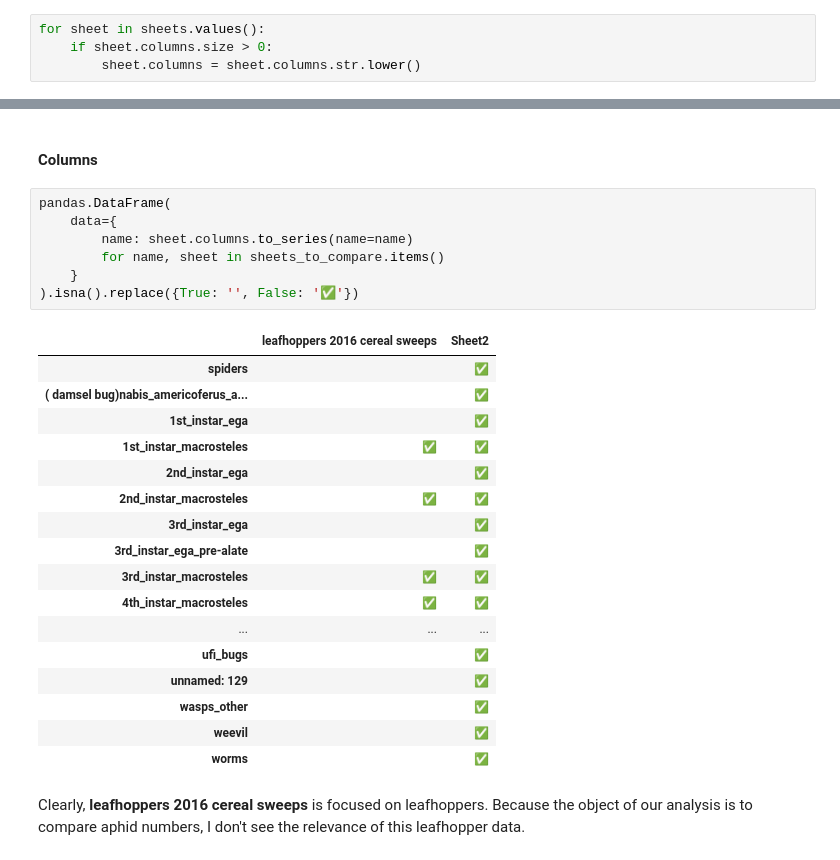
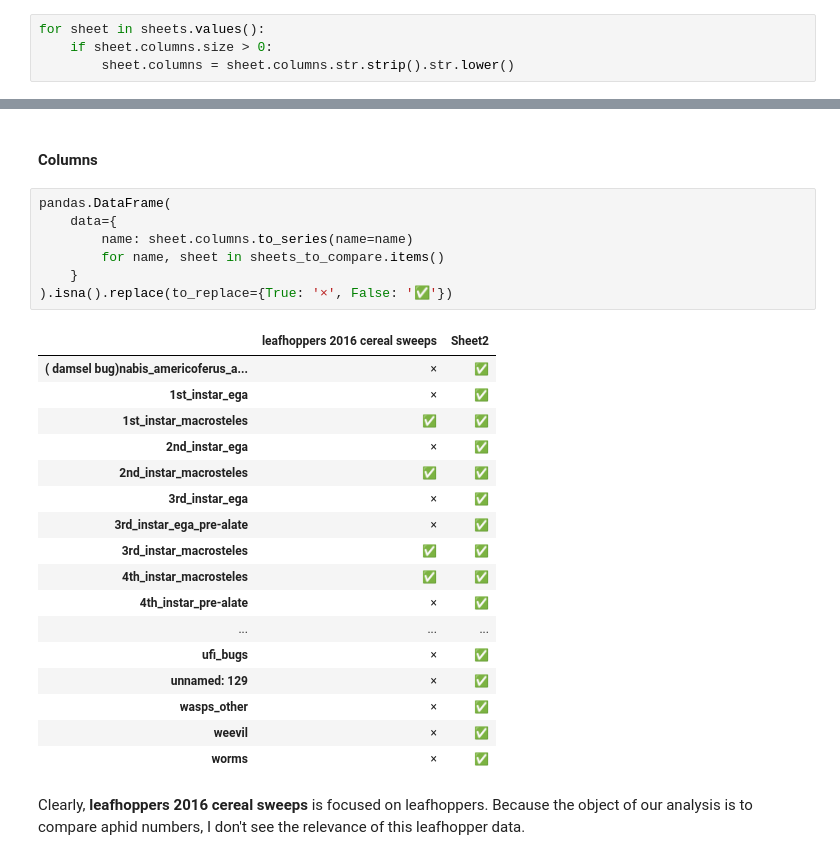
Before and after one commit to devvyn/aafc-field-data, a Jupyter notebook: notebook/projects/2016-sweep-vs-tiller/2016-sweep-vs-tiller.ipynb, the cells around one changed output, grey strips where cells are left out. Drawn from its saved outputs; the diff is of its cells as text.

Commit message:
:construction: :memo: miscellaneous edits
- reformat truth tables
- miscellaneous rewording

```diff
--- a/notebook/projects/2016-sweep-vs-tiller/2016-sweep-vs-tiller.ipynb
+++ b/notebook/projects/2016-sweep-vs-tiller/2016-sweep-vs-tiller.ipynb
@@ -222,7 +230,7 @@ To avoid confusion due to variations in capitalization, I'll convert all column
 # %%
 for sheet in sheets.values():
     if sheet.columns.size > 0:
-        sheet.columns = sheet.columns.str.lower()
+        sheet.columns = sheet.columns.str.strip().str.lower()
 # %% [markdown]
 ### Convert Date & Time Format
 # %% [markdown]
@@ -575,28 +583,28 @@ sheet_names = sheets_to_compare.keys()
 # %%
 pandas.DataFrame(
     data={
         name: sheet.columns.to_series(name=name)
         for name, sheet in sheets_to_compare.items()
     }
-).isna().replace({True: '', False: '✅'})
+).isna().replace(to_replace={True: '×', False: '✅'})
 # %% [output]
 |  | leafhoppers 2016 cereal sweeps | Sheet2 |
-| spiders |  | ✅ |
-| ( damsel bug)nabis_americoferus_a... |  | ✅ |
-| 1st_instar_ega |  | ✅ |
+| ( damsel bug)nabis_americoferus_a... | × | ✅ |
+| 1st_instar_ega | × | ✅ |
 | 1st_instar_macrosteles | ✅ | ✅ |
-| 2nd_instar_ega |  | ✅ |
+| 2nd_instar_ega | × | ✅ |
 | 2nd_instar_macrosteles | ✅ | ✅ |
-| 3rd_instar_ega |  | ✅ |
-| 3rd_instar_ega_pre-alate |  | ✅ |
+| 3rd_instar_ega | × | ✅ |
+| 3rd_instar_ega_pre-alate | × | ✅ |
 | 3rd_instar_macrosteles | ✅ | ✅ |
 | 4th_instar_macrosteles | ✅ | ✅ |
+| 4th_instar_pre-alate | × | ✅ |
 | ... | ... | ... |
-| ufi_bugs |  | ✅ |
-| unnamed: 129 |  | ✅ |
-| wasps_other |  | ✅ |
-| weevil |  | ✅ |
-| worms |  | ✅ |
+| ufi_bugs | × | ✅ |
+| unnamed: 129 | × | ✅ |
+| wasps_other | × | ✅ |
+| weevil | × | ✅ |
+| worms | × | ✅ |
 # %% [markdown]
 Clearly, **leafhoppers 2016 cereal sweeps** is focused on leafhoppers. Because the object of our analysis is to compare aphid numbers, I don't see the relevance of this leafhopper data.
 # %% [markdown]
```
Also changed, not shown: parts of 44 cells of this notebook.
